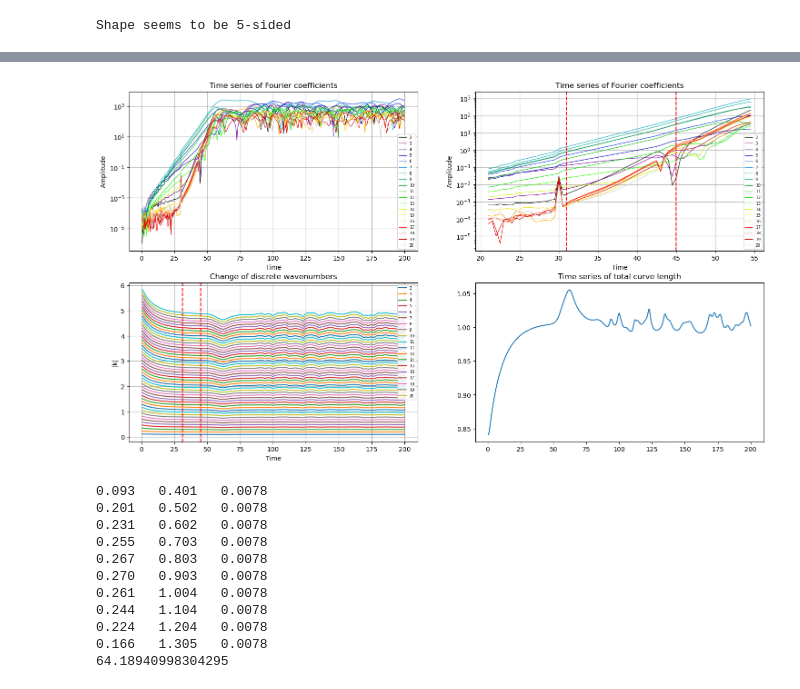
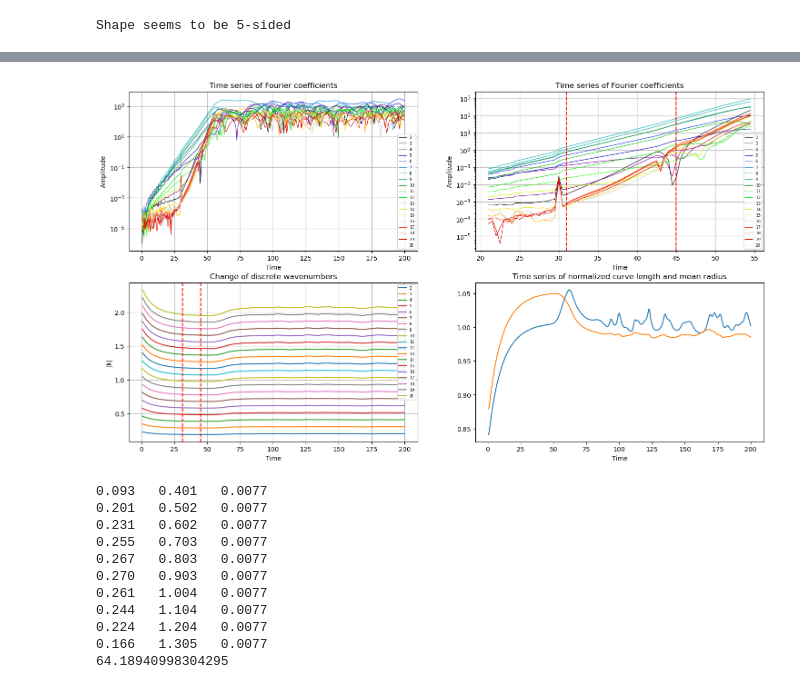
Before and after one commit to Florian808/Inward-flame-post-process, a Jupyter notebook: Local/Isocont_post_process.ipynb, the cells around one changed output, grey strips where cells are left out. Saved outputs shown, nothing was run; the diff lists cells and outputs as text; code cells hidden in the pictures.

Commit message:
minor hrr change + r_mean addition

```diff
--- a/Local/Isocont_post_process.ipynb
+++ b/Local/Isocont_post_process.ipynb
@@ -32,7 +32,7 @@ def cartesian_df_to_polar(dataframe):
     theta = np.arctan2(df['y'].values, df['x'].values)
     r_mean = np.mean(r)
     r_fluct = r - r_mean
-    return theta, r, r_fluct
+    return theta, r_mean, r_fluct
 
 def interpolated_FFT(theta, signal):
     # Define uniform theta range
@@ -62,7 +62,7 @@ def get_dominant_mode(theta, signal):
 username = os.getlogin()
 filepath = Path(f"C:/Users/{username}/OneDrive - ETH Zurich/Semester 10/Master Thesis/Sim results/base_18.4k_phi_0.6/Uin_01.50_RUN01/database/Isotherm_t_50.00.okc")
 df = extract_fields_from_okc(filepath, ['x', 'y', 'x_velocity', 'y_velocity'])
-theta_unsorted, r_unsorted, r_fluc_unsorted = cartesian_df_to_polar(df)
+theta_unsorted, r_mean, r_fluc_unsorted = cartesian_df_to_polar(df)
 velocity_mag_unsorted = np.sqrt(df['x_velocity'].values ** 2 + df['y_velocity'].values ** 2)
 
 # Get the indices that would sort theta
@@ -70,7 +70,7 @@ sorted_indices = np.argsort(theta_unsorted)
 
 # Apply the sorting to the arrays
 theta = theta_unsorted[sorted_indices]
-r = r_unsorted[sorted_indices]
+#r = r_unsorted[sorted_indices]
 r_fluc = r_fluc_unsorted[sorted_indices]
 velocity_mag = velocity_mag_unsorted[sorted_indices]
 vel_mag_fluc = velocity_mag - np.mean(velocity_mag)
@@ -142,13 +142,13 @@ for run in runs:
         print("[WARNING] No matching files found.")
     filepath = db_files_dir / final_Isocon
     df = extract_fields_from_okc(filepath, ['x', 'y', 'x_velocity', 'y_velocity'])
-    theta_unsorted, r_unsorted, r_fluc_unsorted = cartesian_df_to_polar(df)
+    theta_unsorted, r_mean, r_fluc_unsorted = cartesian_df_to_polar(df)
     velocity_mag_unsorted = np.sqrt(df['x_velocity'].values ** 2 + df['y_velocity'].values ** 2)
 
     # Get the indices that would sort theta
     sorted_indices = np.argsort(theta_unsorted)
     theta = theta_unsorted[sorted_indices]
-    r = r_unsorted[sorted_indices]
+    #r = r_unsorted[sorted_indices]
     r_fluc = r_fluc_unsorted[sorted_indices]
 
     _num_sides = get_dominant_mode(theta, r_fluc)
@@ -335,46 +344,47 @@ axes[0, 1].set_xlabel('Time')
 axes[0, 1].set_ylabel('Amplitude')
 axes[0, 1].set_title('Time series of Fourier coefficients')
 axes[0, 1].grid(True)
 axes[0, 1].legend(prop={'size': 6})
 
 # Plot change of wavenumber
-axes[1, 0].plot(time_tot, k_r_tot)
+axes[1, 0].plot(time_tot, k_r_tot[:,plt_s.start:plt_s.stop])
 axes[1, 0].axvline(x=t_start, color='red', linestyle='--')
 axes[1, 0].axvline(x=t_end, color='red', linestyle='--')
 axes[1, 0].set_xlabel('Time')
 axes[1, 0].set_ylabel('|k|')
 axes[1, 0].set_title('Change of discrete wavenumbers')
 axes[1, 0].grid(True)
 axes[1, 0].legend([str(i+1) for i in range(plt_s.start, plt_s.stop)], prop={'size': 6})
 
 # Plot total length (inverse prop. to |k|)
 axes[1, 1].plot(time_tot, lengths_tot/np.mean(lengths_tot))
-axes[1, 1].set_title('Time series of total curve length')
-axes[1, 0].set_xlabel('Time')
+axes[1, 1].plot(time_tot, r_mean_tot/np.mean(r_mean_tot))
+axes[1, 1].set_title('Time series of normalized curve length and mean radius')
+axes[1, 1].set_xlabel('Time')
 
 plt.show()
 
 
 # Extract growth rate omega
 log_modes = np.log(amp_tot[:,modes])
 for i in range(log_modes.shape[1]):
     slope, intercept, r_value, p_value, std_err = linregress(time_tot[t_start_ind:t_end_ind], log_modes[t_start_ind:t_end_ind, i])
     k_mean = np.mean(k_r_tot[t_start:t_end, modes[i]])
     k_rel_err = (k_r_tot[t_end_ind, modes[i]] - k_r_tot[t_start_ind, modes[i]]) / k_r_tot[t_start_ind, modes[i]]
     print(f"{slope:.3f}\t{k_mean:.3f}\t{abs(k_rel_err):.4f}")
 
 print(np.mean(lengths_tot[t_start_ind:t_end_ind]))
 # %% [output]
-[figure, old version]
+[figure, new version]
-0.093   0.401   0.0078
-0.201   0.502   0.0078
-0.231   0.602   0.0078
-0.255   0.703   0.0078
-0.267   0.803   0.0078
-0.270   0.903   0.0078
-0.261   1.004   0.0078
-0.244   1.104   0.0078
-0.224   1.204   0.0078
-0.166   1.305   0.0078
+0.093   0.401   0.0077
+0.201   0.502   0.0077
+0.231   0.602   0.0077
+0.255   0.703   0.0077
+0.267   0.803   0.0077
+0.270   0.903   0.0077
+0.261   1.004   0.0077
+0.244   1.104   0.0077
+0.224   1.204   0.0077
+0.166   1.305   0.0077
 64.18940998304295
 # %%
```
Also changed, not shown: parts of 5 cells of this notebook, 1 other file.
